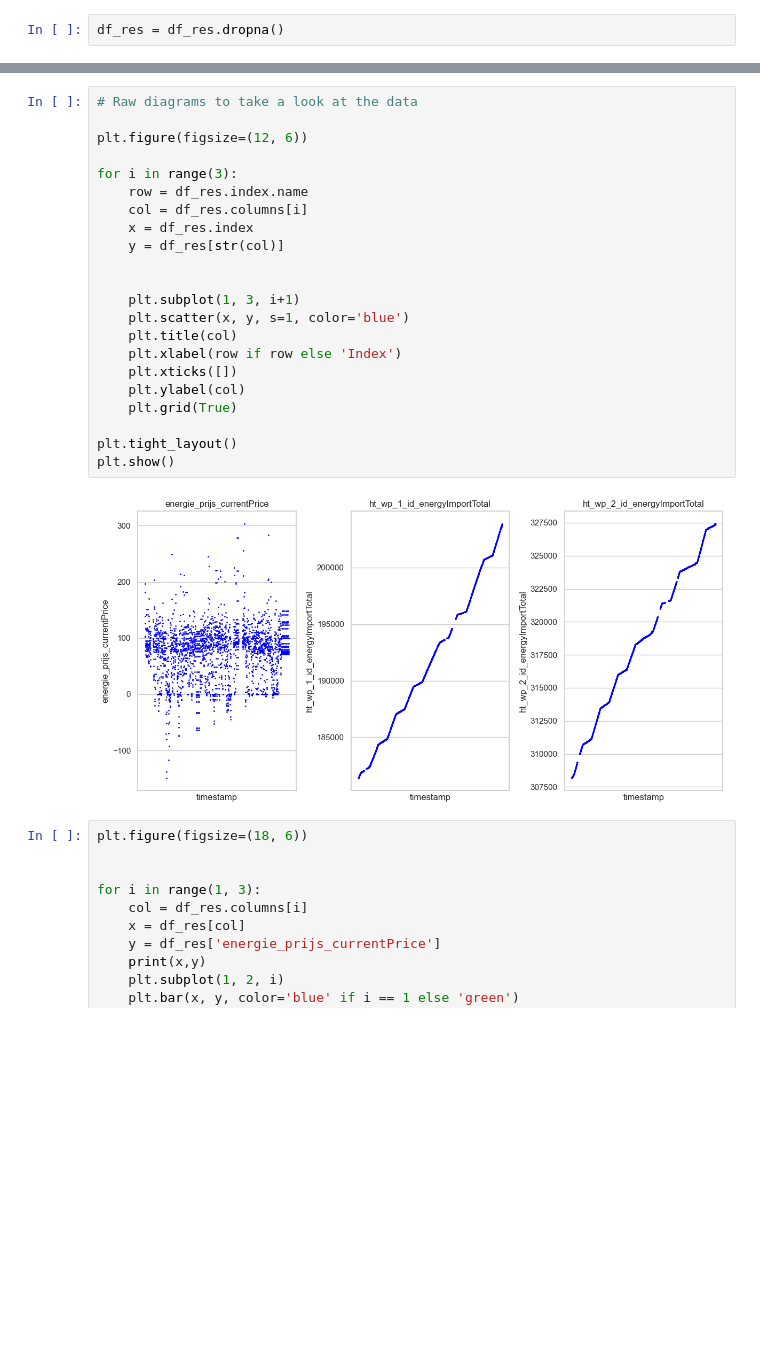
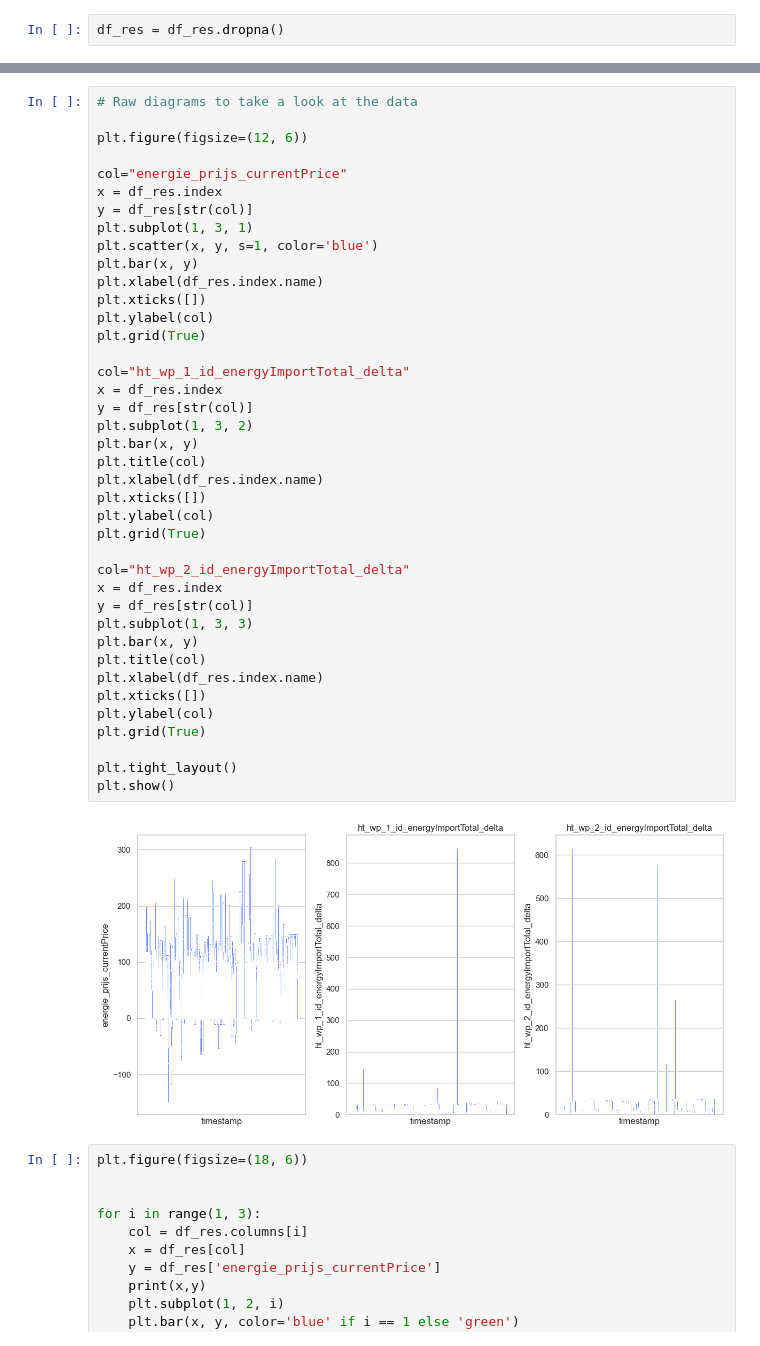
Before and after one commit to PiotrKersten/server-side-queries, a Jupyter notebook: main.ipynb, the cells around one changed output, grey strips where cells are left out. Drawn from its saved outputs; the diff is of its cells as text; blank space fills up the shorter version.

```diff
--- a/main.ipynb
+++ b/main.ipynb
@@ -499,27 +509,45 @@ df_res.head(10)
 # %%
 # Raw diagrams to take a look at the data
 
 plt.figure(figsize=(12, 6))
 
-for i in range(3):
-    row = df_res.index.name
-    col = df_res.columns[i]
-    x = df_res.index
-    y = df_res[str(col)]
+col="energie_prijs_currentPrice"
+x = df_res.index
+y = df_res[str(col)]
+plt.subplot(1, 3, 1)
+plt.scatter(x, y, s=1, color='blue')
+plt.bar(x, y)
+plt.xlabel(df_res.index.name)
+plt.xticks([])
+plt.ylabel(col)
+plt.grid(True)
 
+col="ht_wp_1_id_energyImportTotal_delta"
+x = df_res.index
+y = df_res[str(col)]
+plt.subplot(1, 3, 2)
+plt.bar(x, y)
+plt.title(col)
+plt.xlabel(df_res.index.name)
+plt.xticks([])
+plt.ylabel(col)
+plt.grid(True)
 
-    plt.subplot(1, 3, i+1)
-    plt.scatter(x, y, s=1, color='blue')
-    plt.title(col)
-    plt.xlabel(row if row else 'Index')
-    plt.xticks([])
-    plt.ylabel(col)
-    plt.grid(True)
+col="ht_wp_2_id_energyImportTotal_delta"
+x = df_res.index
+y = df_res[str(col)]
+plt.subplot(1, 3, 3)
+plt.bar(x, y)
+plt.title(col)
+plt.xlabel(df_res.index.name)
+plt.xticks([])
+plt.ylabel(col)
+plt.grid(True)
 
 plt.tight_layout()
 plt.show()
 # %% [output]
-[figure, old version]
+[figure, new version]
 # %%
 plt.figure(figsize=(18, 6))
 
```
Also changed, not shown: parts of 31 cells of this notebook.
